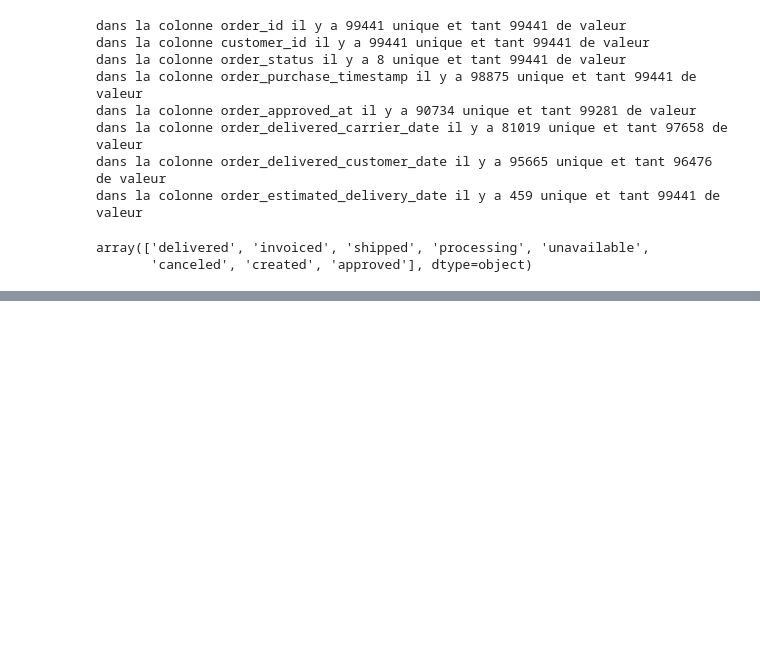
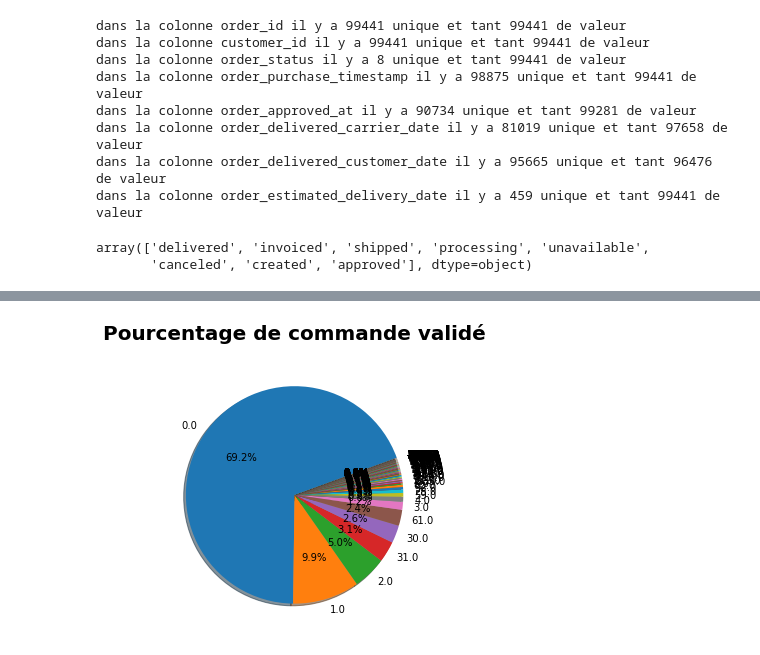
Before and after one commit to GSoulat/Dev-IA, a Jupyter notebook: EXERCICE/OLIST - SEGMENTATION/ANALYSE PHASE 1/df_order.ipynb, the cells around one changed output, grey strips where cells are left out. Drawn from its saved outputs; the diff is of its cells as text; code cells hidden in the pictures; blank space fills up the shorter version.

```diff
--- a/EXERCICE/OLIST - SEGMENTATION/ANALYSE PHASE 1/df_order.ipynb
+++ b/EXERCICE/OLIST - SEGMENTATION/ANALYSE PHASE 1/df_order.ipynb
@@ -96,0 +145,30 @@ etat de la commande : approved et nombre de ligne en cours 2
+# %%
+df_order["order_purchase_timestamp"] = pd.to_datetime(df_order["order_purchase_timestamp"])
+df_order["order_approved_at"]=pd.to_datetime(df_order["order_approved_at"])
+df_order["order_delivered_carrier_date"]=pd.to_datetime(df_order["order_delivered_carrier_date"])
+df_order["order_delivered_customer_date"]=pd.to_datetime(df_order["order_delivered_customer_date"])
+df_order["order_estimated_delivery_date"]=pd.to_datetime(df_order["order_estimated_delivery_date"])
+
+df_order["order_purchase_timestamp"] = df_order["order_purchase_timestamp"].dt.strftime("%d/%m/%y")
+df_order["order_approved_at"]=df_order["order_approved_at"].dt.strftime("%d/%m/%y")
+df_order["order_delivered_carrier_date"]=df_order["order_delivered_carrier_date"].dt.strftime("%d/%m/%y")
+df_order["order_delivered_customer_date"]=df_order["order_delivered_customer_date"].dt.strftime("%d/%m/%y")
+df_order["order_estimated_delivery_date"]=df_order["order_estimated_delivery_date"].dt.strftime("%d/%m/%y")
+
+df_order["order_purchase_timestamp"] = pd.to_datetime(df_order["order_purchase_timestamp"])
+df_order["order_approved_at"]=pd.to_datetime(df_order["order_approved_at"])
+df_order["order_delivered_carrier_date"]=pd.to_datetime(df_order["order_delivered_carrier_date"])
+df_order["order_delivered_customer_date"]=pd.to_datetime(df_order["order_delivered_customer_date"])
+df_order["order_estimated_delivery_date"]=pd.to_datetime(df_order["order_estimated_delivery_date"])
+# %%
+df_order['delai_commande'] = df_order["order_approved_at"] - df_order["order_purchase_timestamp"]
+df_order['delai_expedition'] = df_order["order_delivered_carrier_date"] - df_order["order_purchase_timestamp"]
+df_order['delai_livraison'] = df_order["order_delivered_customer_date"] - df_order["order_purchase_timestamp"]
+df_order['delivery_on_times1'] = df_order["order_delivered_customer_date"] - df_order["order_delivered_carrier_date"]
+df_order['delivery_on_times2'] = df_order["order_delivered_customer_date"] - df_order["order_estimated_delivery_date"]
+
+df_order['delai_commande'] = df_order['delai_commande']/ np.timedelta64(1, 'D')
+df_order['delai_expedition'] = df_order['delai_expedition']/ np.timedelta64(1, 'D')
+df_order['delai_livraison'] = df_order['delai_livraison']/ np.timedelta64(1, 'D')
+df_order['delivery_on_times1'] = df_order['delivery_on_times1']/ np.timedelta64(1, 'D')
+df_order['delivery_on_times2'] = df_order['delivery_on_times2']/ np.timedelta64(1, 'D')
@@ -96,0 +187,11 @@ etat de la commande : approved et nombre de ligne en cours 2
+# %%
+data = df_order['delai_commande'].value_counts()
+
+plt.rcParams["figure.figsize"]=[5,5]
+fig = plt.figure()
+fig.patch.set_facecolor('white') # Pour changer le fond couleur du graphique
+plt.pie(data.values, labels=data.index, autopct='%1.1f%%', shadow=True, startangle=380)
+plt.title("Pourcentage de commande validé", y=1.05 , color="black", fontsize = 20, fontweight = "bold")
+plt.draw()
+# %% [output]
+[figure, added]
```
Also changed, not shown: parts of 24 cells of this notebook, 16 other files.
